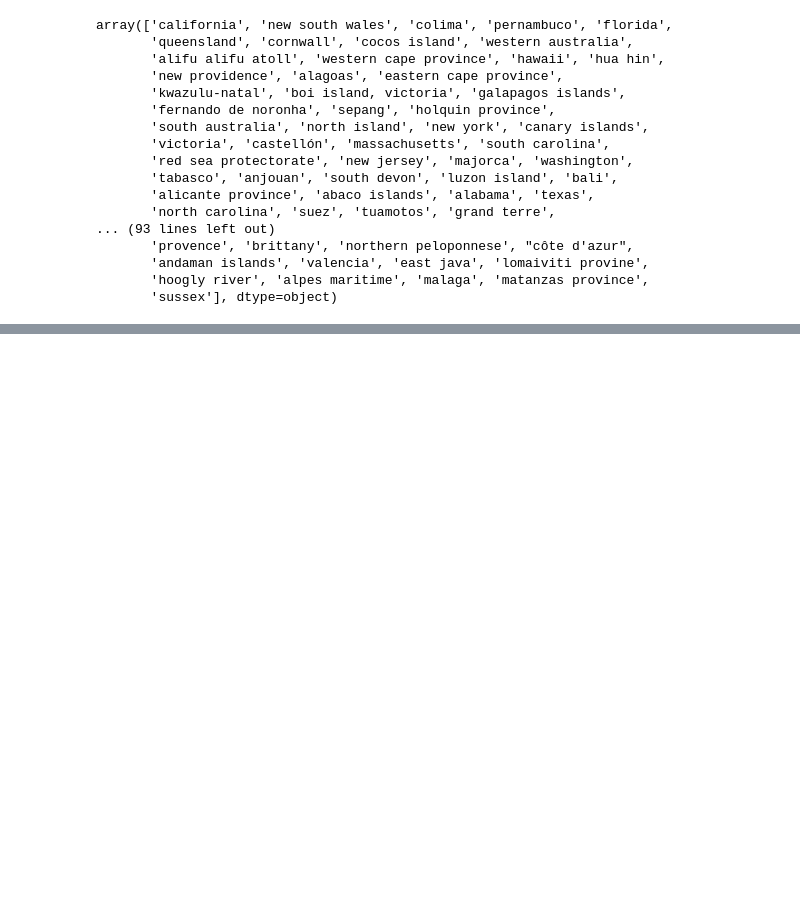
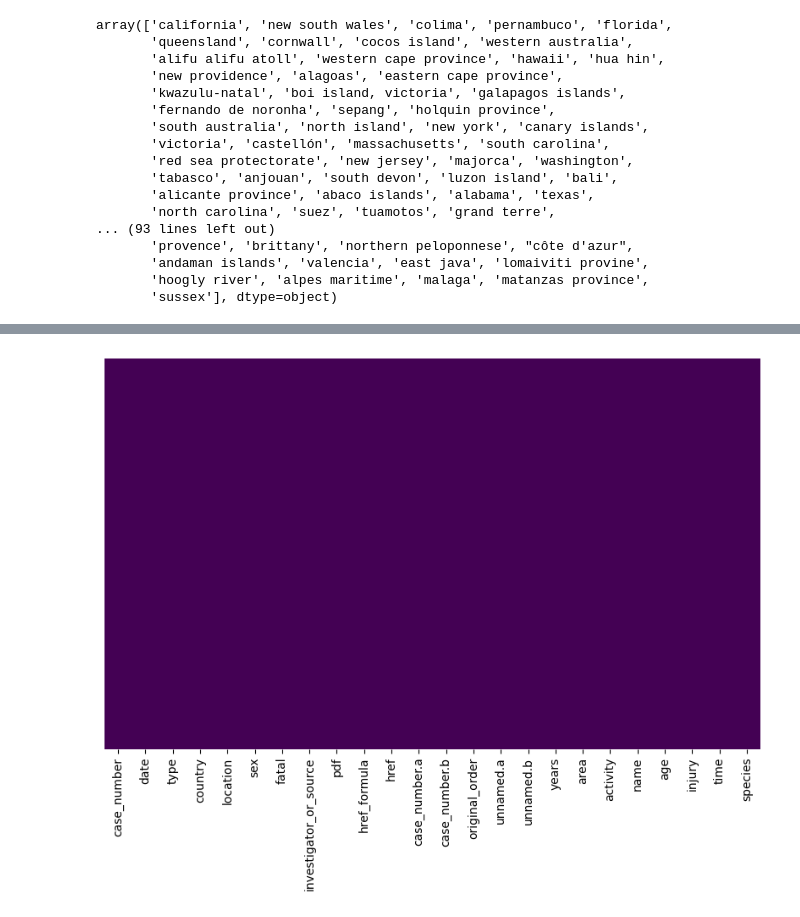
Before and after one commit to Davidmcii/DMC-w2-pandas-project, a Jupyter notebook: code/w2-code.ipynb, the cells around one changed output, grey strips where cells are left out. Cells and saved outputs as stored; diff of their text form; code cells hidden in the pictures; blank space fills up the shorter version.

```diff
--- a/code/w2-code.ipynb
+++ b/code/w2-code.ipynb
@@ -442,0 +836,10 @@ Eliminar más adelante la columna AREA!!!!
+# %%
+new_cols = [c.replace('2', '') for c in data.columns]
+
+dict(zip(data.columns, new_cols))
+
+data = data.rename(columns={k:v for k,v in zip(data.columns, new_cols)}) # k=columna vieja, v= columna nueva
+# %%
+data[['unnamed.a']]= data[['unnamed.a']].fillna('unknown')
+data[['unnamed.b']]= data[['unnamed.b']].fillna('unknown')
+data[['investigator_or_source']]= data[['investigator_or_source']].fillna('unknown')
@@ -442,0 +862,16 @@ Eliminar más adelante la columna AREA!!!!
+# %%
+cols_obj= data.select_dtypes(include='object')
+
+for cols in cols_obj:
+    data[cols] = data[cols].str.upper()
+# %%
+for c in data.select_dtypes('object').columns:
+    data[c]=data[c].astype('category')
+
+'''for c in data.select_dtypes('integer').columns:
+    data[c]=data[c].astype('integer')'''
+
+for c in data.select_dtypes('float').columns:
+    data[c]=data[c].astype('float')
+
+data.info(memory_usage='deep')
@@ -442,0 +949,15 @@ Eliminar más adelante la columna AREA!!!!
+# %%
+na_columns=data.isnull().sum()
+
+na_columns[na_columns>0]
+
+plt.figure(figsize=(10,6))
+
+sns.heatmap(data.isna(),
+           yticklabels=False,
+           cmap='viridis',
+           cbar = False)
+
+plt.show();
+# %% [output]
+[figure, added]
```
Also changed, not shown: parts of 68 cells of this notebook, 8 other files.
